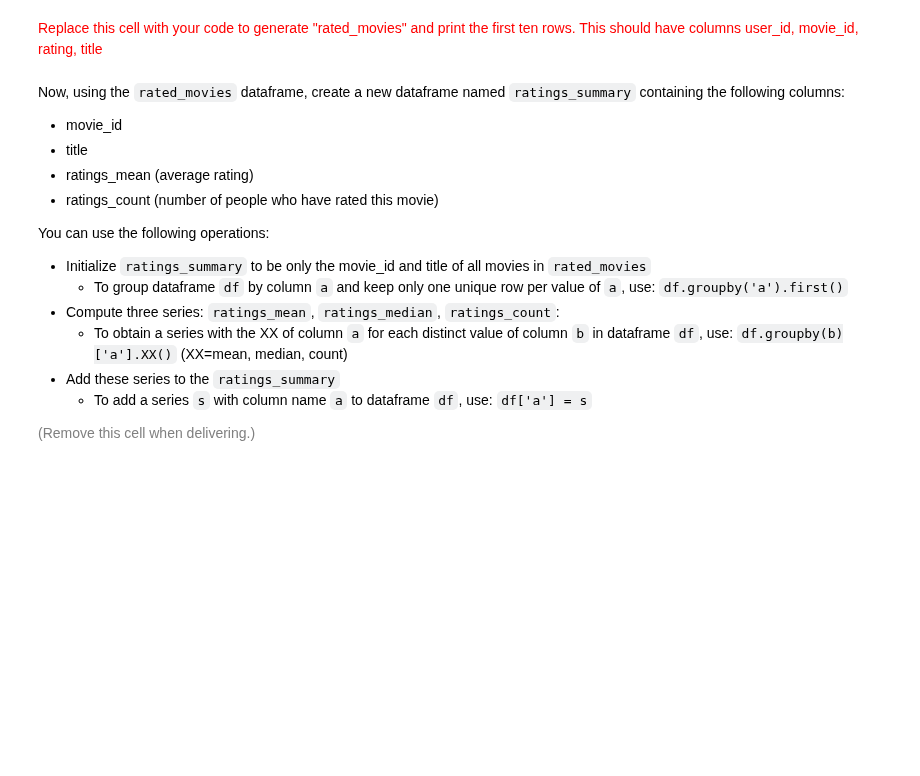
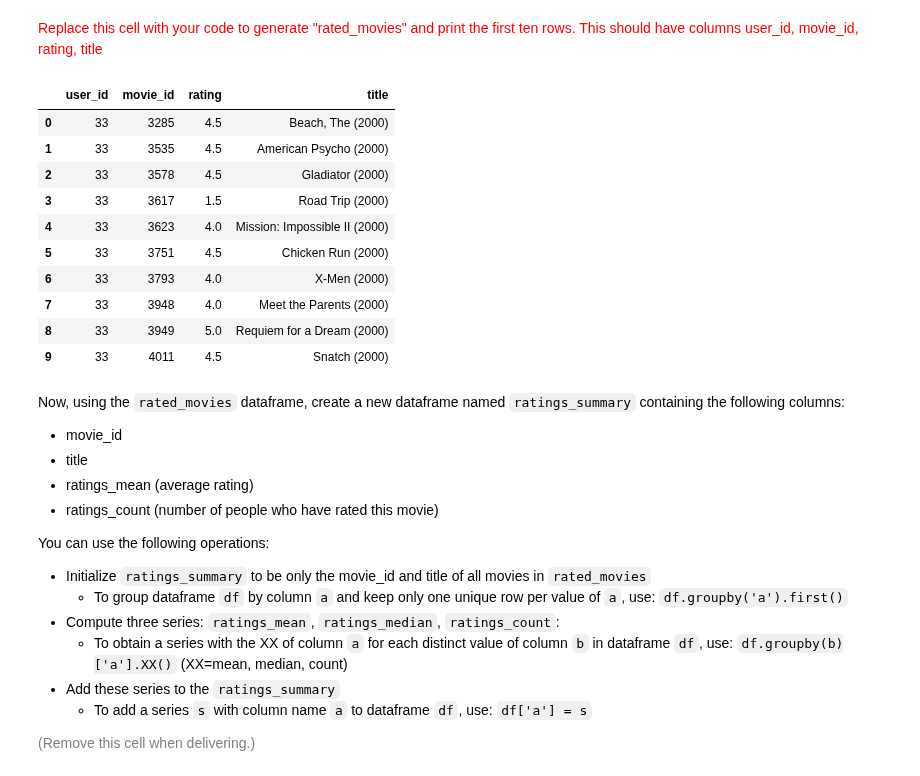
Before and after one commit to zsykk/datamining_2nd, a Jupyter notebook: ps06_item_based_recsys_103.ipynb, the cells around one changed output. Saved outputs shown, nothing was run; the diff lists cells and outputs as text; code cells hidden in the pictures; blank space fills up the shorter version.

```diff
--- a/ps06_item_based_recsys_103.ipynb
+++ b/ps06_item_based_recsys_103.ipynb
@@ -194,6 +194,21 @@ Firstly, create a new dataframe called "rated_movies" that is simply the "rating
 <font size="-1" color="gray">(Remove this cell when delivering.)</font>
 # %% [markdown]
 <font size="+1" color="red">Replace this cell with your code to generate "rated_movies" and print the first ten rows. This should have columns user_id, movie_id, rating, title</font>
+# %%
+rated_movies = ratings.drop(columns='genres', inplace=False)
+display(rated_movies.head(10))
+# %% [output]
+|  | user_id | movie_id | rating | title |
+| 0 | 33 | 3285 | 4.5 | Beach, The (2000) |
+| 1 | 33 | 3535 | 4.5 | American Psycho (2000) |
+| 2 | 33 | 3578 | 4.5 | Gladiator (2000) |
+| 3 | 33 | 3617 | 1.5 | Road Trip (2000) |
+| 4 | 33 | 3623 | 4.0 | Mission: Impossible II (2000) |
+| 5 | 33 | 3751 | 4.5 | Chicken Run (2000) |
+| 6 | 33 | 3793 | 4.0 | X-Men (2000) |
+| 7 | 33 | 3948 | 4.0 | Meet the Parents (2000) |
+| 8 | 33 | 3949 | 5.0 | Requiem for a Dream (2000) |
+| 9 | 33 | 4011 | 4.5 | Snatch (2000) |
 # %% [markdown]
 Now, using the `rated_movies` dataframe, create a new dataframe named `ratings_summary` containing the following columns:
 
```
Also changed, not shown: parts of 10 cells of this notebook.
